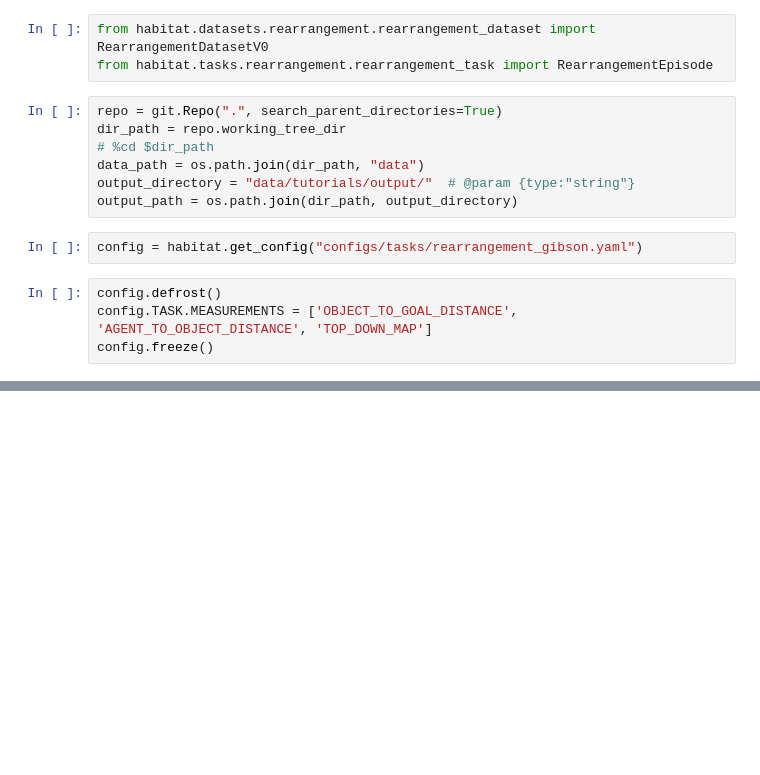
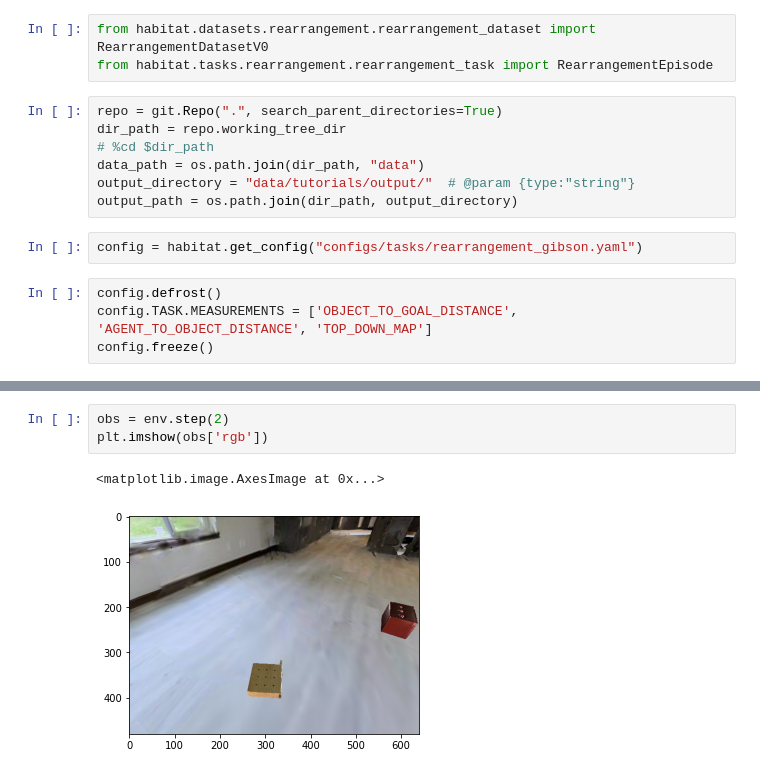
Before and after one commit to dexter1691/habitat-api, a Jupyter notebook: notebooks/test_grab_action.ipynb, the cells around one changed output, grey strips where cells are left out. Saved outputs shown, nothing was run; the diff lists cells and outputs as text; blank space fills up the shorter version.

```diff
--- a/notebooks/test_grab_action.ipynb
+++ b/notebooks/test_grab_action.ipynb
@@ -213,0 +76,6 @@ plt.imshow(tdmap, cmap="gray")
+# %%
+obs = env.step(2)
+plt.imshow(obs['rgb'])
+# %% [output]
+<matplotlib.image.AxesImage at 0x...>
+[figure, added]
```
Also changed, not shown: parts of 13 cells of this notebook, 7 other files.
